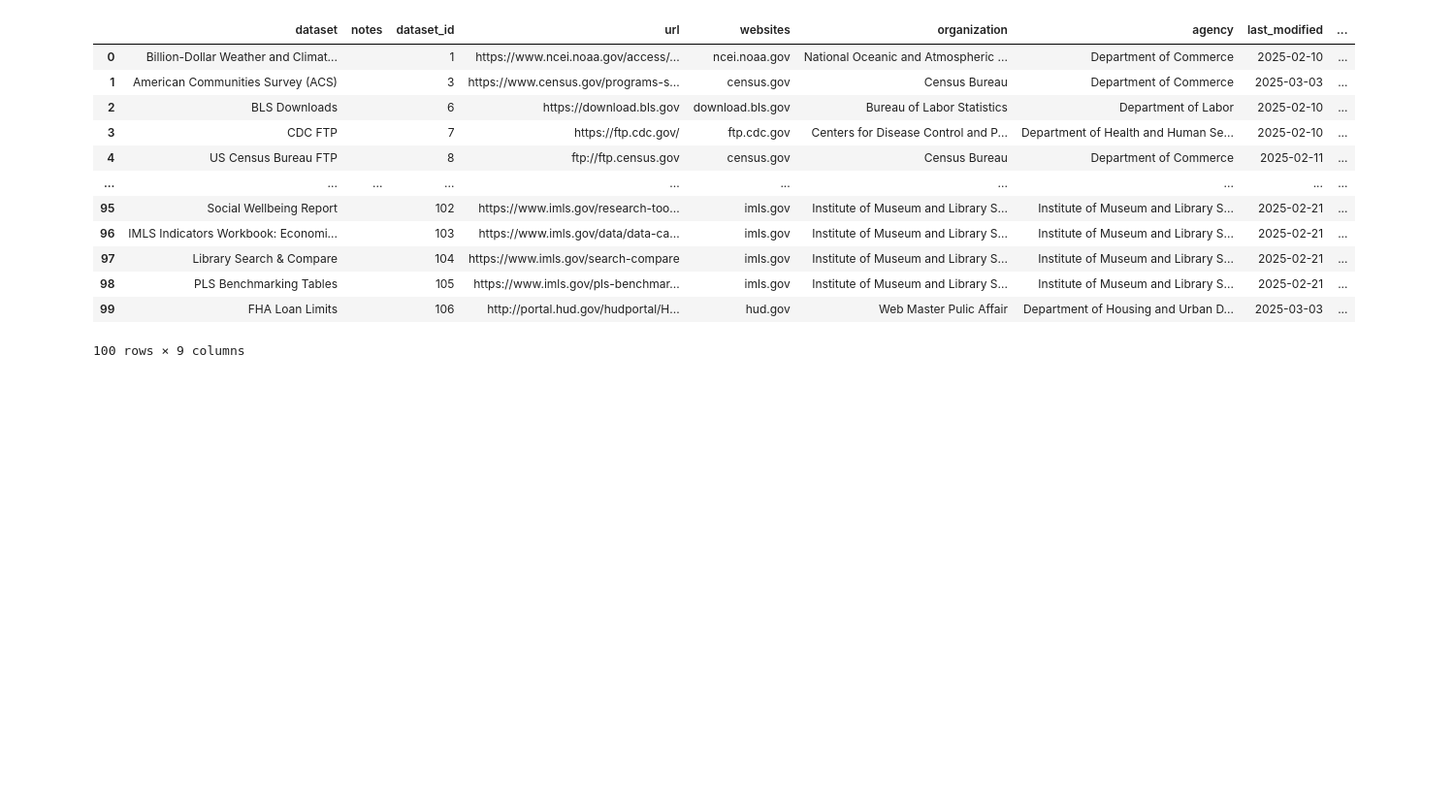
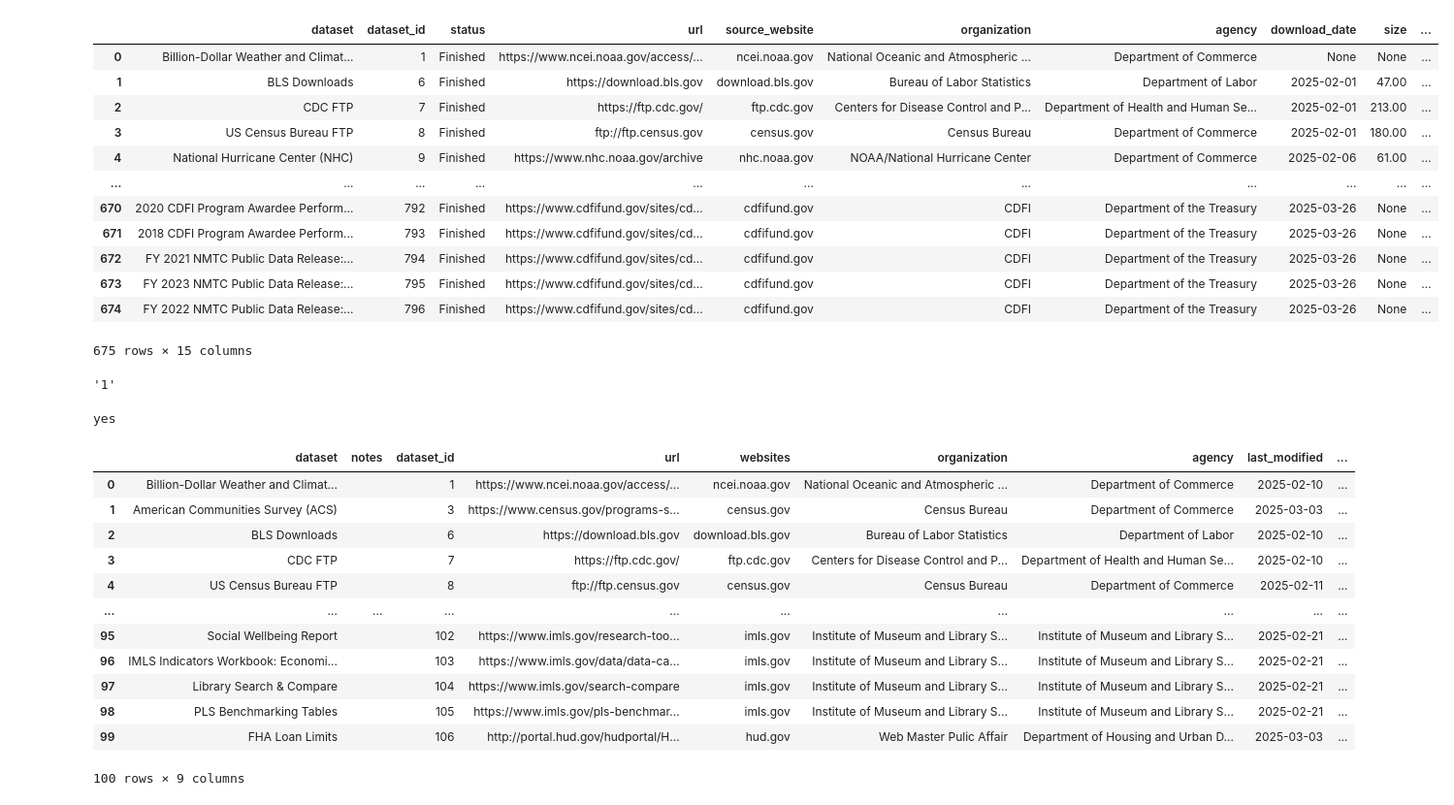
Before and after one commit to kaushik12/DataRescue_jkan, a Jupyter notebook: python/dataset_creator.ipynb, the cells around one changed output. Shown: that part at 97% size. Drawn from its saved outputs; the diff is of its cells as text; code cells hidden in the pictures; blank space fills up the shorter version.

Commit message:
fixing missing data and empty row issue

```diff
--- a/python/dataset_creator.ipynb
+++ b/python/dataset_creator.ipynb
@@ -31,0 +31,16 @@ backups_table.json()['results'][0]
+# %%
+def get_results_json(url):
+    table = requests.get(
+    url,
+    headers={
+        "Authorization": "Token "
+        }
+    )
+    res = table.json()['results']
+    if table.json()['next'] is not None:
+        res.extend(get_results_json(table.json()['next']))
+
+    return res
+
+datasets_table_results = get_results_json("https://baserow.datarescueproject.org/api/database/rows/table/639/?user_field_names=true")
+backups_table_results = get_results_json("https://baserow.datarescueproject.org/api/database/rows/table/640/?user_field_names=true")
@@ -46,0 +94,27 @@ def process_dataset_row(d):
+# %%
+rows = []
+for row in backups_table_results:
+    try:
+        rows.append(process_backup_row(row))
+    except Exception as e:
+        print(e)
+        print(row)
+
+rows = [row for row in rows if row is not None]
+backups = pd.DataFrame(rows)
+# %%
+backups
+# %% [output]
+|  | dataset | dataset_id | status | url | source_website | organization | agency | download_date | size | ... |
+| 0 | Billion-Dollar Weather and Climat... | 1 | Finished | https://www.ncei.noaa.gov/access/... | ncei.noaa.gov | National Oceanic and Atmospheric ... | Department of Commerce | None | None | ... |
+| 1 | BLS Downloads | 6 | Finished | https://download.bls.gov | download.bls.gov | Bureau of Labor Statistics | Department of Labor | 2025-02-01 | 47.00 | ... |
+| 2 | CDC FTP | 7 | Finished | https://ftp.cdc.gov/ | ftp.cdc.gov | Centers for Disease Control and P... | Department of Health and Human Se... | 2025-02-01 | 213.00 | ... |
+| 3 | US Census Bureau FTP | 8 | Finished | ftp://ftp.census.gov | census.gov | Census Bureau | Department of Commerce | 2025-02-01 | 180.00 | ... |
+| 4 | National Hurricane Center (NHC) | 9 | Finished | https://www.nhc.noaa.gov/archive | nhc.noaa.gov | NOAA/National Hurricane Center | Department of Commerce | 2025-02-06 | 61.00 | ... |
+| ... | ... | ... | ... | ... | ... | ... | ... | ... | ... | ... |
+| 670 | 2020 CDFI Program Awardee Perform... | 792 | Finished | https://www.cdfifund.gov/sites/cd... | cdfifund.gov | CDFI | Department of the Treasury | 2025-03-26 | None | ... |
+| 671 | 2018 CDFI Program Awardee Perform... | 793 | Finished | https://www.cdfifund.gov/sites/cd... | cdfifund.gov | CDFI | Department of the Treasury | 2025-03-26 | None | ... |
+| 672 | FY 2021 NMTC Public Data Release:... | 794 | Finished | https://www.cdfifund.gov/sites/cd... | cdfifund.gov | CDFI | Department of the Treasury | 2025-03-26 | None | ... |
+| 673 | FY 2023 NMTC Public Data Release:... | 795 | Finished | https://www.cdfifund.gov/sites/cd... | cdfifund.gov | CDFI | Department of the Treasury | 2025-03-26 | None | ... |
+| 674 | FY 2022 NMTC Public Data Release:... | 796 | Finished | https://www.cdfifund.gov/sites/cd... | cdfifund.gov | CDFI | Department of the Treasury | 2025-03-26 | None | ... |
+675 rows × 15 columns
@@ -47 +123,11 @@ def process_dataset_row(d):
+# %%
+d = {'id': 1, 'order': '1.00000000000000000000', 'ID': 'f9927cab-a7b2-4484-bddb-b247ecb8e7a6', 'Notes': '', 'Dataset': [{'id': 1, 'value': 'Billion-Dollar Weather and Climate Disasters', 'order': '1.00000000000000000000'}], 'Status': {'id': 2900, 'value': 'Finished', 'color': 'darker-green'}, 'Backup date': None, 'Backup size': None, 'Website': [{'ids': {'database_table_639': 1, 'database_table_644': 48618}, 'value': 'ncei.noaa.gov'}], 'Maintainer': [{'id': 69, 'value': 'HD', 'order': '61.00000000000000000000'}], 'Backup location': 'https://dataverse.harvard.edu/dataset.xhtml?persistentId=doi:10.7910/DVN/WFMZWP&version=DRAFT', 'File type': [], 'Contact': '', 'Dataset URL': [{'id': 1, 'value': 'https://www.ncei.noaa.gov/access/billions/mapping'}], 'Organization': [{'ids': {'database_table_638': 10461, 'database_table_644': 48618}, 'value': 'National Oceanic and Atmospheric Administration'}], 'Agency': [{'ids': {'database_table_638': 10461, 'database_table_645': 22}, 'value': 'Department of Commerce'}], 'Metadata URL': '', 'Metadata Available': {'id': 3026, 'value': 'needs review', 'color': 'cyan'}}
+check_missing_vals(d["Dataset"],col="id")
+# %% [output]
+'1'
+# %%
+if not d["Dataset"]:
+    print("yes")
+# %% [output]
+yes
 # %%
```
Also changed, not shown: parts of 8 cells of this notebook, 1 other file.
